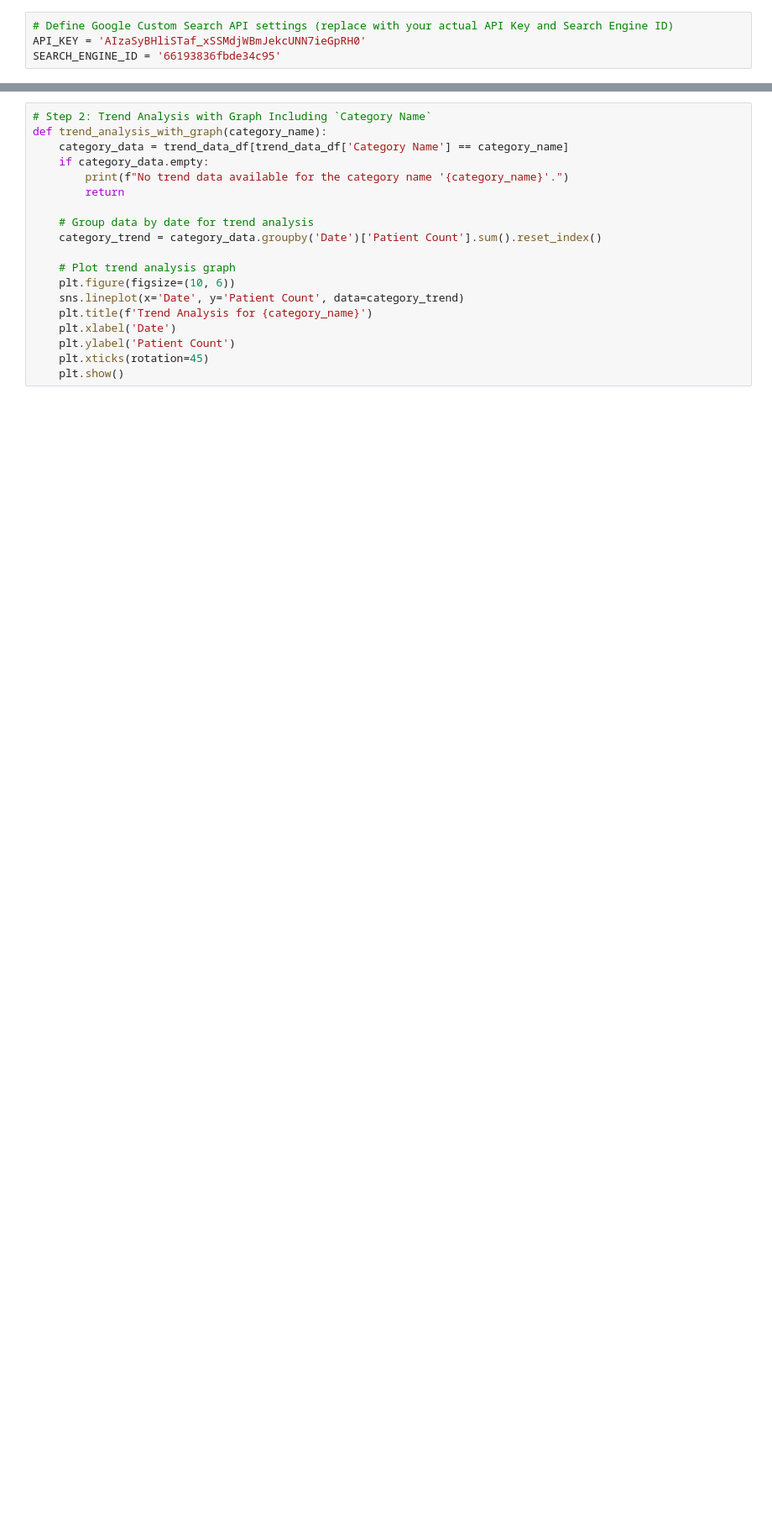
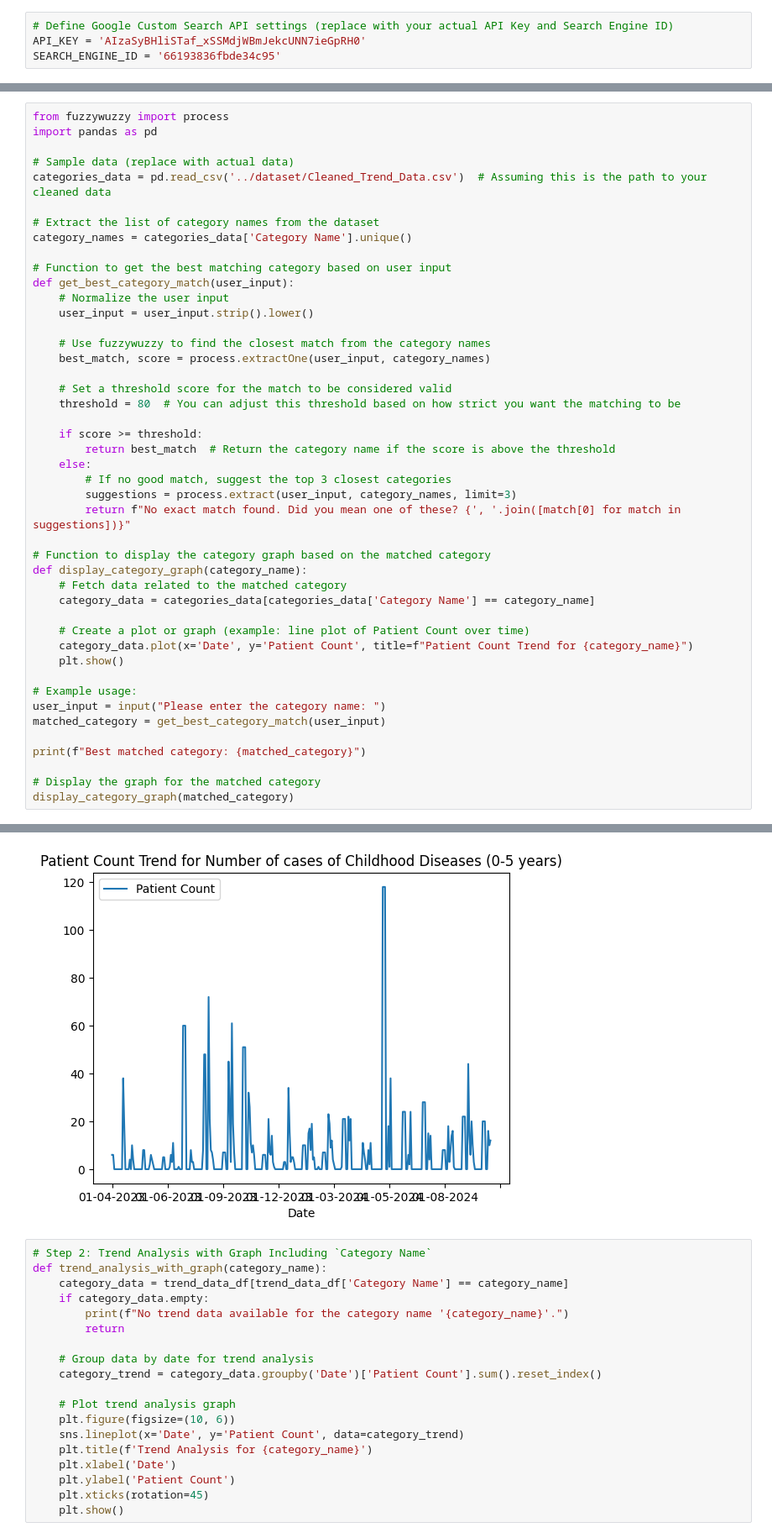
Before and after one commit to retvq/HealthCare-Scheme-Recommendation-System, a Jupyter notebook: scripts/trial.ipynb, the cells around one changed output, grey strips where cells are left out. Shown at 84% size. Saved outputs shown, nothing was run; the diff lists cells and outputs as text; blank space fills up the shorter version.

Commit message:
Improved Grammatical Mistakes while taking User Inputs
- Using fuzzywuzzy to customize and match the existing data in datasets

```diff
--- a/scripts/trial.ipynb
+++ b/scripts/trial.ipynb
@@ -41,0 +28,46 @@ def get_category_input_and_define():
+# %%
+from fuzzywuzzy import process
+import pandas as pd
+
+# Sample data (replace with actual data)
+categories_data = pd.read_csv('../dataset/Cleaned_Trend_Data.csv')  # Assuming this is the path to your cleaned data
+
+# Extract the list of category names from the dataset
+category_names = categories_data['Category Name'].unique()
+
+# Function to get the best matching category based on user input
+def get_best_category_match(user_input):
+    # Normalize the user input
+    user_input = user_input.strip().lower()
+
+    # Use fuzzywuzzy to find the closest match from the category names
+    best_match, score = process.extractOne(user_input, category_names)
+
+    # Set a threshold score for the match to be considered valid
+    threshold = 80  # You can adjust this threshold based on how strict you want the matching to be
+
+    if score >= threshold:
+        return best_match  # Return the category name if the score is above the threshold
+    else:
+        # If no good match, suggest the top 3 closest categories
+        suggestions = process.extract(user_input, category_names, limit=3)
+        return f"No exact match found. Did you mean one of these? {', '.join([match[0] for match in suggestions])}"
+
+# Function to display the category graph based on the matched category
+def display_category_graph(category_name):
+    # Fetch data related to the matched category
+    category_data = categories_data[categories_data['Category Name'] == category_name]
+
+    # Create a plot or graph (example: line plot of Patient Count over time)
+    category_data.plot(x='Date', y='Patient Count', title=f"Patient Count Trend for {category_name}")
+    plt.show()
+
+# Example usage:
+user_input = input("Please enter the category name: ")
+matched_category = get_best_category_match(user_input)
+
+print(f"Best matched category: {matched_category}")
+
+# Display the graph for the matched category
+display_category_graph(matched_category)
+# %% [output]
@@ -42,3 +75,4 @@ def get_category_input_and_define():
+[figure, added]
 # %%
 # Step 2: Trend Analysis with Graph Including `Category Name`
 def trend_analysis_with_graph(category_name):
```
Also changed, not shown: parts of 3 cells of this notebook, 1 other file.
